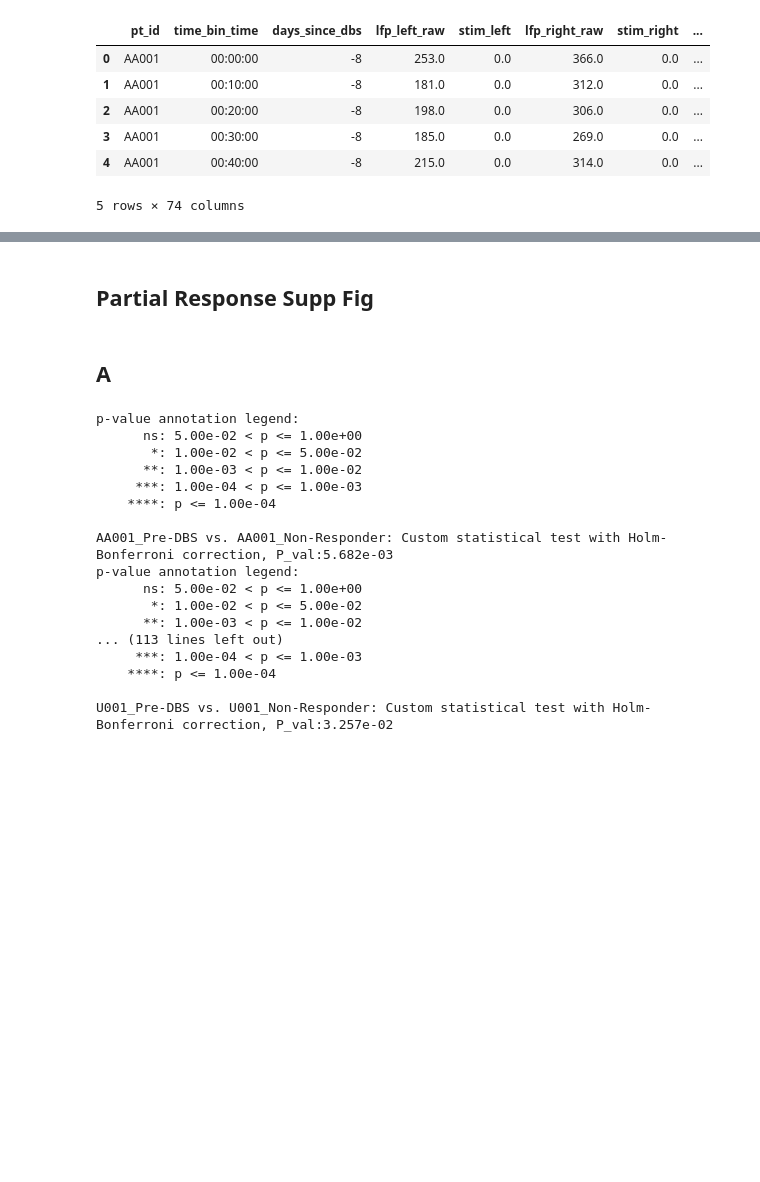
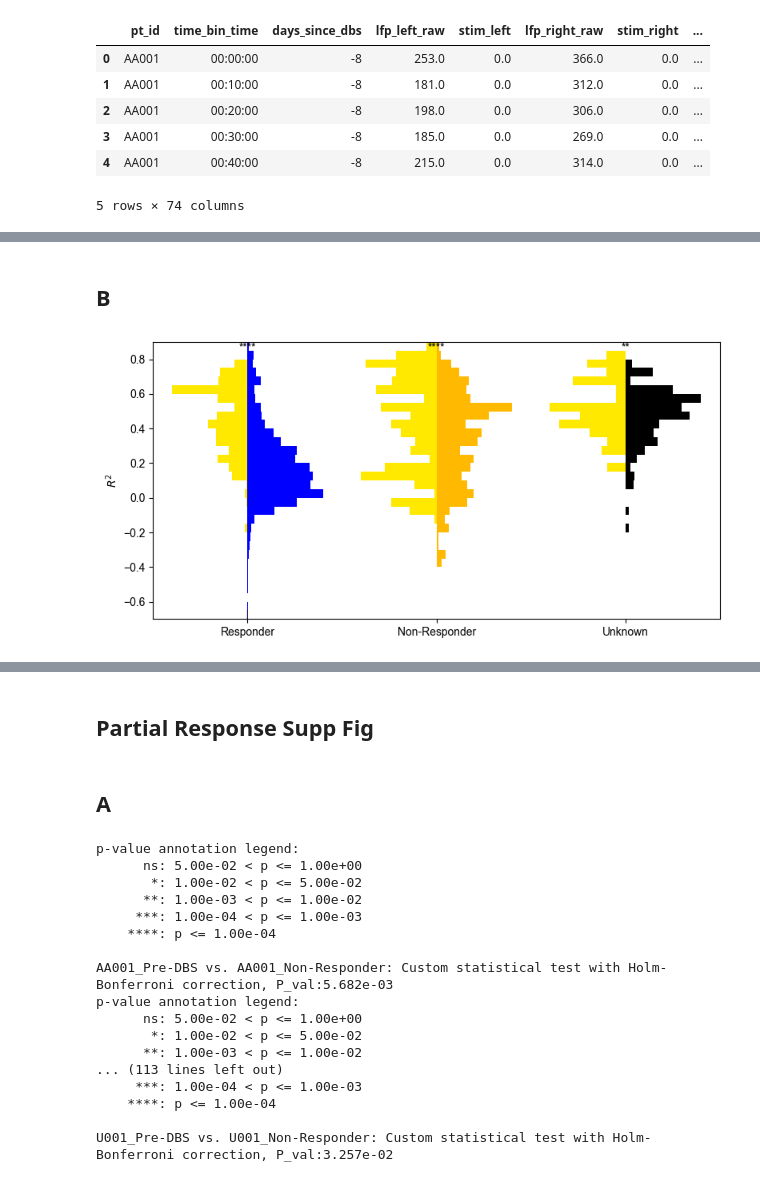
Before and after one commit to ProvenzaLab/PerceptPredictability, a Jupyter notebook: supplemental.ipynb, the cells around one changed output, grey strips where cells are left out. Drawn from its saved outputs; the diff is of its cells as text; code cells hidden in the pictures; blank space fills up the shorter version.

```diff
--- a/supplemental.ipynb
+++ b/supplemental.ipynb
@@ -47,0 +134,65 @@ df.head(5)
+# %% [markdown]
+## B
+# %%
+feature = 'lfp_right_OvER_interpolate_R2'
+fig, ax = plt.subplots(figsize=(8, 4))
+min_val, max_val = df[feature].min(), df[feature].max()
+bin_start = np.floor(min_val*10)/10
+bin_end = np.ceil(max_val*10)/10
+bin_width = 0.05
+bins = np.arange(bin_start, bin_end + bin_width, bin_width)
+
+for i, response_status in enumerate(['Responder', 'Non-Responder', 'Unknown']):
+    plot_df = df.query('response_status == @response_status')
+    plot_df_daily = plot_df.dropna(subset=[feature]).groupby(['pt_id', 'days_since_dbs']).first().reset_index()
+    predbs_vals = plot_df_daily.query('state_label_str == "Pre-DBS"')[feature]
+    predbs_weights = []
+    for pt_id, pt_df in plot_df_daily.groupby('pt_id'):
+        num_predbs = pt_df.query('state_label_str == "Pre-DBS"')[feature].shape[0]
+        if num_predbs > 0:
+            predbs_weights.extend([1/num_predbs] * num_predbs)
+    postdbs_vals = plot_df_daily.query('state_label_str == @response_status')[feature]
+    postdbs_weights = []
+    for pt_id, pt_df in plot_df_daily.groupby('pt_id'):
+        num_postdbs = pt_df.query('state_label_str == @response_status')[feature].shape[0]
+        if num_postdbs > 0:
+            postdbs_weights.extend([1/num_postdbs] * num_postdbs)
+
+    if not predbs_vals.empty and not predbs_vals.isna().all():
+        counts_predbs, _ = np.histogram(predbs_vals, bins=bins, density=True, weights=predbs_weights)
+        counts_predbs /= counts_predbs.max() * 2.5
+    else:
+        counts_predbs = np.zeros(len(bins)-1)
+    if not postdbs_vals.empty and not postdbs_vals.isna().all():
+        counts_postdbs, _ = np.histogram(postdbs_vals, bins=bins, density=True, weights=postdbs_weights)
+        counts_postdbs /= counts_postdbs.max() * 2.5
+    else:
+        counts_postdbs = np.zeros(len(bins)-1)
+
+    ax.barh(bins[:-1], -counts_predbs, height=bin_width, align='edge', left=i,
+            color=COL_PAL['Pre-DBS'], edgecolor=None)
+    ax.barh(bins[:-1], counts_postdbs, height=bin_width, align='edge', left=i,
+            color=COL_PAL[response_status], edgecolor=None)
+
+    # Run a t-test and annotate significance
+    if len(predbs_vals) > 1 and len(postdbs_vals) > 1 and not predbs_vals.isna().all() and not postdbs_vals.isna().all():
+        t_stat, p_val = stats.ttest_ind(predbs_vals, postdbs_vals, nan_policy='omit')
+        predbs_feature_mean = np.mean(predbs_vals) if len(predbs_vals) > 0 and not np.isnan(predbs_vals).all() else np.nan
+        postdbs_feature_mean = np.mean(postdbs_vals) if len(postdbs_vals) > 0 and not np.isnan(postdbs_vals).all() else np.nan
+        predbs_feature_var = np.var(predbs_vals, ddof=1) if len(predbs_vals) > 1 and not np.isnan(predbs_vals).all() else np.nan
+        postdbs_feature_var = np.var(postdbs_vals, ddof=1) if len(postdbs_vals) > 1 and not np.isnan(postdbs_vals).all() else np.nan
+        cohens_d = (predbs_feature_mean - postdbs_feature_mean) / (np.sqrt((predbs_feature_var + postdbs_feature_var) / 2)) if not np.isnan(predbs_feature_var) and not np.isnan(postdbs_feature_var) and predbs_feature_var > 0 and postdbs_feature_var > 0 else np.nan
+        ax.text(i, bins[-1], get_asterisk_str(p_val), ha='center', va='top')
+
+ax.set(
+    xlim=(-0.5, 2.5),
+    ylim=(bin_start, bin_end),
+    ylabel=r'$R^2$',
+    xticks=np.arange(3),
+    xticklabels=['Responder', 'Non-Responder', 'Unknown'],
+)
+
+fig.tight_layout()
+plt.show()
+# %% [output]
+[figure, added]
```
Also changed, not shown: parts of 13 cells of this notebook, 3 other files.
